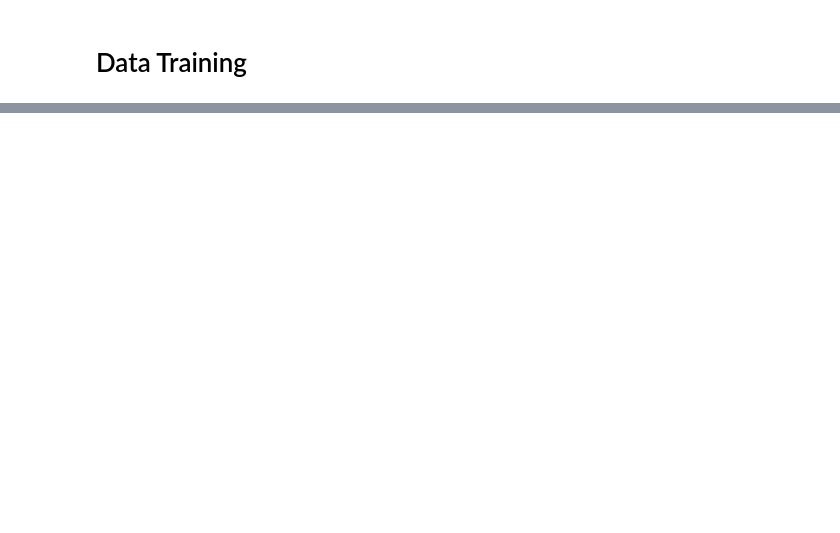
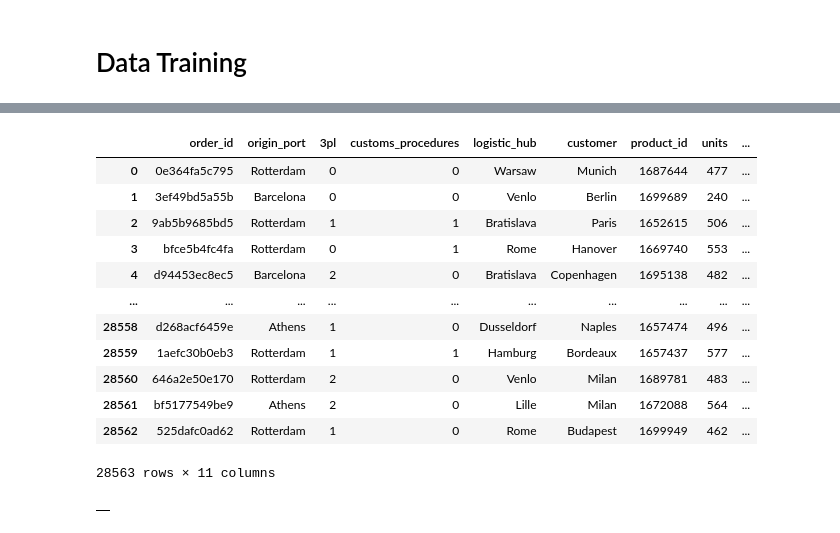
Before and after one commit to mannast/FME-datathon, a Jupyter notebook: accenture.ipynb, the cells around one changed output, grey strips where cells are left out. Cells and saved outputs as stored; diff of their text form; code cells hidden in the pictures; blank space fills up the shorter version.

```diff
--- a/accenture.ipynb
+++ b/accenture.ipynb
@@ -140,0 +312,3 @@ def correlation(df, variables, n_rows, n_cols):
+# %%
+test = pd.read_csv("datas/test.csv",sep=";")
+orders = test["order_id"].to_list()
@@ -140,0 +331,40 @@ def correlation(df, variables, n_rows, n_cols):
+# %%
+
+test.loc[test["origin_port"] == "BCN", "origin_port"] = "Barcelona"
+test.loc[test["origin_port"] == "ATHENAS", "origin_port"] = "Athens"
+
+cities_origin = test['origin_port'].to_list()
+cities_hub = test['logistic_hub'].to_list()
+cities_customer =  test['customer'].to_list()
+
+p_origin = []
+p_hub = []
+p_customer = []
+
+for item in cities_origin:
+    p_origin.append(delay_rate_origin[item])
+
+for item in cities_hub:
+    if type(item) != str:
+        p_hub.append(0)
+    else:
+        p_hub.append(delay_rate_hub[item])
+
+for item in cities_customer:
+    p_customer.append(delay_rate_customer[item])
+# %%
+test
+# %% [output]
+|  | order_id | origin_port | 3pl | customs_procedures | logistic_hub | customer | product_id | units | ... |
+| 0 | 0e364fa5c795 | Rotterdam | 0 | 0 | Warsaw | Munich | 1687644 | 477 | ... |
+| 1 | 3ef49bd5a55b | Barcelona | 0 | 0 | Venlo | Berlin | 1699689 | 240 | ... |
+| 2 | 9ab5b9685bd5 | Rotterdam | 1 | 1 | Bratislava | Paris | 1652615 | 506 | ... |
+| 3 | bfce5b4fc4fa | Rotterdam | 0 | 1 | Rome | Hanover | 1669740 | 553 | ... |
+| 4 | d94453ec8ec5 | Barcelona | 2 | 0 | Bratislava | Copenhagen | 1695138 | 482 | ... |
+| ... | ... | ... | ... | ... | ... | ... | ... | ... | ... |
+| 28558 | d268acf6459e | Athens | 1 | 0 | Dusseldorf | Naples | 1657474 | 496 | ... |
+| 28559 | 1aefc30b0eb3 | Rotterdam | 1 | 1 | Hamburg | Bordeaux | 1657437 | 577 | ... |
+| 28560 | 646a2e50e170 | Rotterdam | 2 | 0 | Venlo | Milan | 1689781 | 483 | ... |
+| 28561 | bf5177549be9 | Athens | 2 | 0 | Lille | Milan | 1672088 | 564 | ... |
+| 28562 | 525dafc0ad62 | Rotterdam | 1 | 0 | Rome | Budapest | 1699949 | 462 | ... |
+28563 rows × 11 columns
@@ -140,0 +391,4 @@ def correlation(df, variables, n_rows, n_cols):
+# %%
+test
+# %% [output]
+|  |
```
Also changed, not shown: parts of 20 cells of this notebook.
